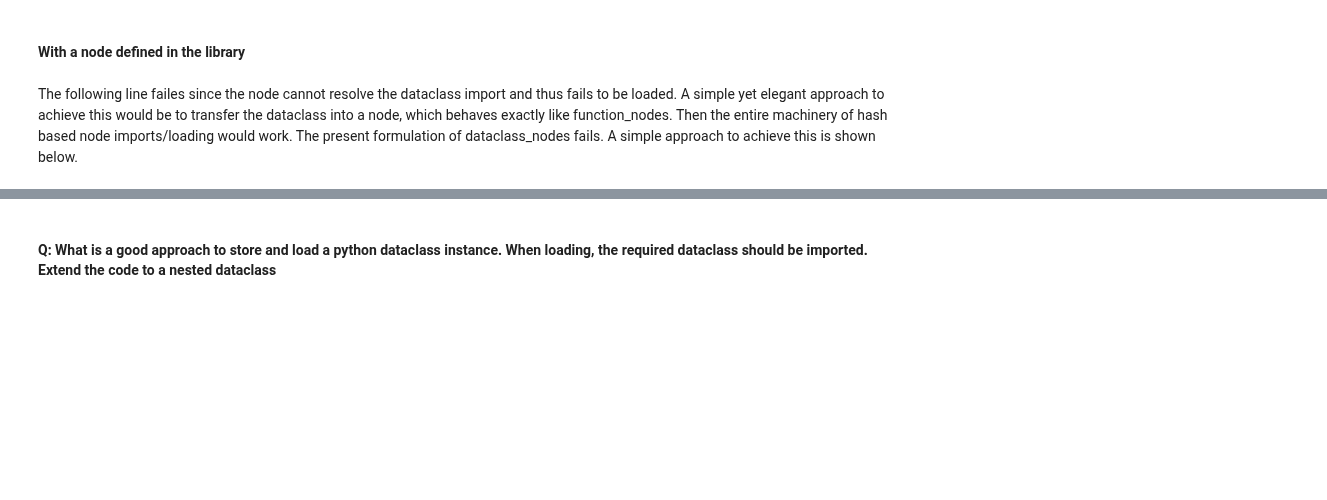
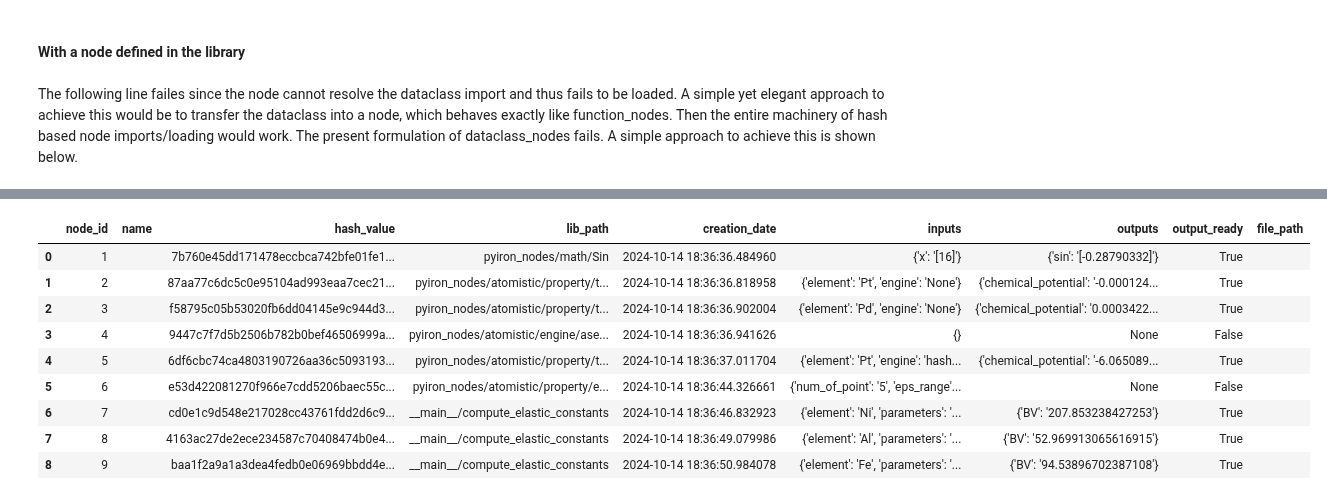
Before and after one commit to pyiron/pyiron_nodes, a Jupyter notebook: notebooks/hash_based_db_node_storage.ipynb, the cells around one changed output, grey strips where cells are left out. Drawn from its saved outputs; the diff is of its cells as text; code cells hidden in the pictures; blank space fills up the shorter version.

```diff
--- a/notebooks/hash_based_db_node_storage.ipynb
+++ b/notebooks/hash_based_db_node_storage.ipynb
@@ -288,3 +241,19 @@ new_node.inputs.engine
 ### Elastic constants
 # %% [markdown]
 #### With locally defined macro
+# %%
+from pyiron_workflow import Workflow
+
+wf = Workflow("elastic_constants")
+atomistic = pn.atomistic
+from pyiron_nodes.atomistic.property.elastic import InputElasticTensor
+
+wf.engine = atomistic.engine.ase.M3GNet()
+wf.supercell = atomistic.structure.build.CubicBulkCell(element='Al', cell_size=3, vacancy_index=0)
+wf.calc = atomistic.calculator.ase.Static(structure=wf.supercell, engine=wf.engine)
+wf.elastic = atomistic.property.elastic.ElasticConstants(structure=wf.supercell,
+                                                         engine=wf.engine,
+                                                         parameters=InputElasticTensor.dataclass(eps_range=0.01))
+out = wf.run()
+
+print (f'Bulkmodulus: {out.elastic__elastic.BV} GPa')
@@ -292,10 +263,10 @@ new_node.inputs.engine
 from pyiron_workflow import Workflow
 import pyiron_nodes as pn
 atomistic = pn.atomistic
-from node_library.atomistic.property.elastic import InputElasticTensor
+from pyiron_nodes.atomistic.property.elastic import InputElasticTensor
 
 @Workflow.wrap.as_macro_node('BV')
-def compute_elastic_constants(wf, element='Fe', parameters=InputElasticTensor(eps_range=0.02)): # eps_range=0.01):
+def compute_elastic_constants(wf, element='Fe', parameters=InputElasticTensor.dataclass(eps_range=0.02)):
 
     wf.engine = atomistic.engine.ase.M3GNet()
     wf.supercell = atomistic.structure.build.CubicBulkCell(element=element, cell_size=3, vacancy_index=0)
@@ -355,8 +305,0 @@ inp_parameters = InputElasticTensor()
-# %%
-elastic_node = pn.atomistic.property.elastic.GenerateStructures(structure=supercell,
-                                                                              parameters=InputElasticTensor(num_of_point=11))
-
-# elastic_node.save()
-out = elastic_node.pull()
-hs.run_node(elastic_node, db)
-elastic_node.outputs.ready
@@ -516,2 +305,0 @@ hs.get_node_from_db_id(27, db, data_only=True)
-# %%
-hs.run_node(elastic_node, db)
@@ -571,2 +309,0 @@ hs.save_node(node, db)
-# %% [markdown]
-#### Q: What is a good approach to store and load a python dataclass instance. When loading, the required dataclass should be imported. Extend the code to a nested dataclass
@@ -639,0 +310,13 @@ save_to_file(elastic_node.outputs.structures.value, 'person.json')
+# %%
+hs.list_table(db)
+# %% [output]
+|  | node_id | name | hash_value | lib_path | creation_date | inputs | outputs | output_ready | file_path |
+| 0 | 1 |  | 7b760e45dd171478eccbca742bfe01fe1... | pyiron_nodes/math/Sin | 2024-10-14 18:36:36.484960 | {'x': '[16]'} | {'sin': '[-0.28790332]'} | True |  |
+| 1 | 2 |  | 87aa77c6dc5c0e95104ad993eaa7cec21... | pyiron_nodes/atomistic/property/t... | 2024-10-14 18:36:36.818958 | {'element': 'Pt', 'engine': 'None'} | {'chemical_potential': '-0.000124... | True |  |
+| 2 | 3 |  | f58795c05b53020fb6dd04145e9c944d3... | pyiron_nodes/atomistic/property/t... | 2024-10-14 18:36:36.902004 | {'element': 'Pd', 'engine': 'None'} | {'chemical_potential': '0.0003422... | True |  |
+| 3 | 4 |  | 9447c7f7d5b2506b782b0bef46506999a... | pyiron_nodes/atomistic/engine/ase... | 2024-10-14 18:36:36.941626 | {} | None | False |  |
+| 4 | 5 |  | 6df6cbc74ca4803190726aa36c5093193... | pyiron_nodes/atomistic/property/t... | 2024-10-14 18:36:37.011704 | {'element': 'Pt', 'engine': 'hash... | {'chemical_potential': '-6.065089... | True |  |
+| 5 | 6 |  | e53d422081270f966e7cdd5206baec55c... | pyiron_nodes/atomistic/property/e... | 2024-10-14 18:36:44.326661 | {'num_of_point': '5', 'eps_range'... | None | False |  |
+| 6 | 7 |  | cd0e1c9d548e217028cc43761fdd2d6c9... | __main__/compute_elastic_constants | 2024-10-14 18:36:46.832923 | {'element': 'Ni', 'parameters': '... | {'BV': '207.853238427253'} | True |  |
+| 7 | 8 |  | 4163ac27de2ece234587c70408474b0e4... | __main__/compute_elastic_constants | 2024-10-14 18:36:49.079986 | {'element': 'Al', 'parameters': '... | {'BV': '52.969913065616915'} | True |  |
+| 8 | 9 |  | baa1f2a9a1a3dea4fedb0e06969bbdd4e... | __main__/compute_elastic_constants | 2024-10-14 18:36:50.984078 | {'element': 'Fe', 'parameters': '... | {'BV': '94.53896702387108'} | True |  |
```
Also changed, not shown: parts of 89 cells of this notebook, 1 other file.
